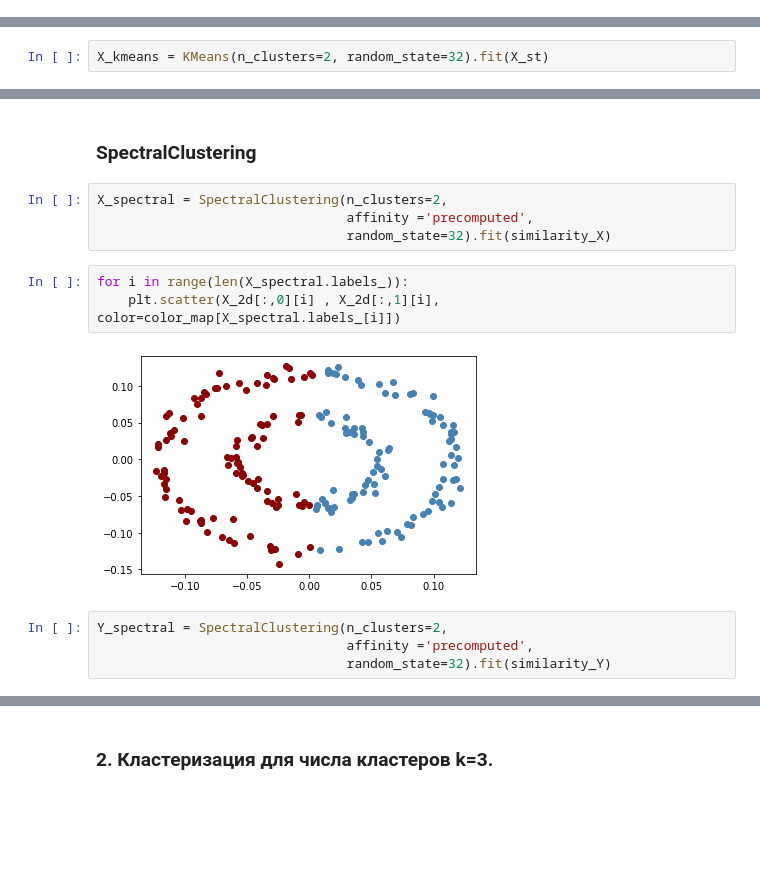
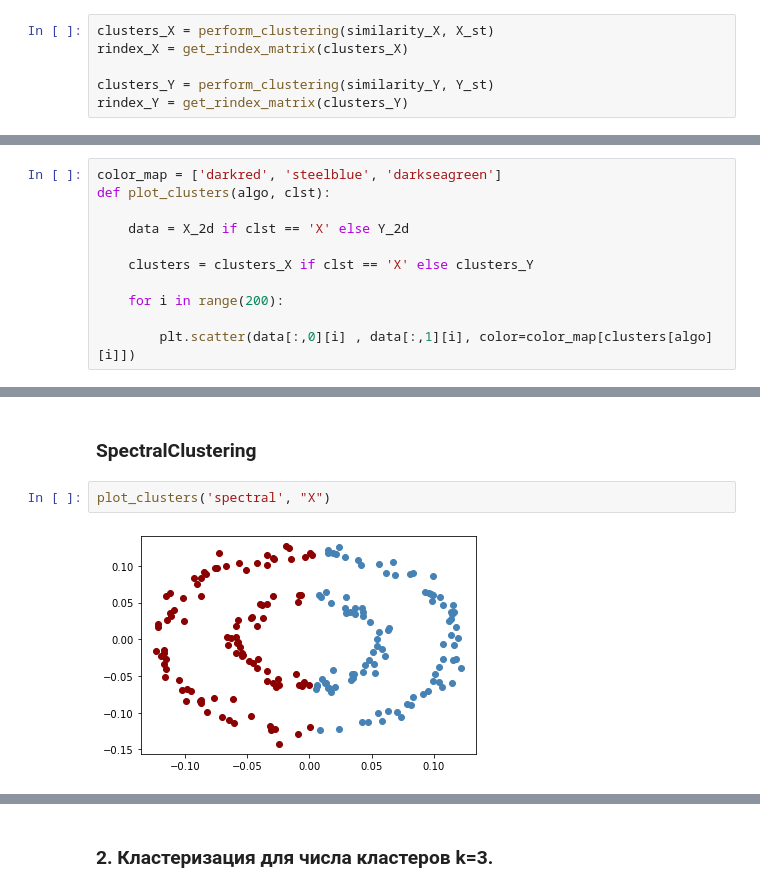
Before and after one commit to vsavkina/lab3, a Jupyter notebook: Lab3_13.ipynb, the cells around one changed output, grey strips where cells are left out. Drawn from its saved outputs; the diff is of its cells as text; blank space fills up the shorter version.

```diff
--- a/Lab3_13.ipynb
+++ b/Lab3_13.ipynb
@@ -272,0 +317,6 @@ nx.draw_networkx(Y_graph,pos)
+# %%
+clusters_X = perform_clustering(similarity_X, X_st)
+rindex_X = get_rindex_matrix(clusters_X)
+
+clusters_Y = perform_clustering(similarity_Y, Y_st)
+rindex_Y = get_rindex_matrix(clusters_Y)
@@ -273,5 +339,14 @@ nx.draw_networkx(Y_graph,pos)
 # %% [markdown]
 ### K-means
 # %%
-X_kmeans = KMeans(n_clusters=2, random_state=32).fit(X_st)
+color_map = ['darkred', 'steelblue', 'darkseagreen']
+def plot_clusters(algo, clst):
+
+    data = X_2d if clst == 'X' else Y_2d
+
+    clusters = clusters_X if clst == 'X' else clusters_Y
+
+    for i in range(200):
+
+        plt.scatter(data[:,0][i] , data[:,1][i], color=color_map[clusters[algo][i]])
 # %%
@@ -290,16 +360,7 @@ for i in range(len(Y_kmeans.labels_)):
 # %% [markdown]
 ### SpectralClustering
 # %%
-X_spectral = SpectralClustering(n_clusters=2,
-                                affinity ='precomputed',
-                                random_state=32).fit(similarity_X)
+plot_clusters('spectral', "X")
+# %% [output]
+[figure, added]
-# %%
-for i in range(len(X_spectral.labels_)):
-    plt.scatter(X_2d[:,0][i] , X_2d[:,1][i], color=color_map[X_spectral.labels_[i]])
-# %% [output]
-[figure, removed]
-# %%
-Y_spectral = SpectralClustering(n_clusters=2,
-                                affinity ='precomputed',
-                                random_state=32).fit(similarity_Y)
 # %%
```
Also changed, not shown: parts of 33 cells of this notebook.
